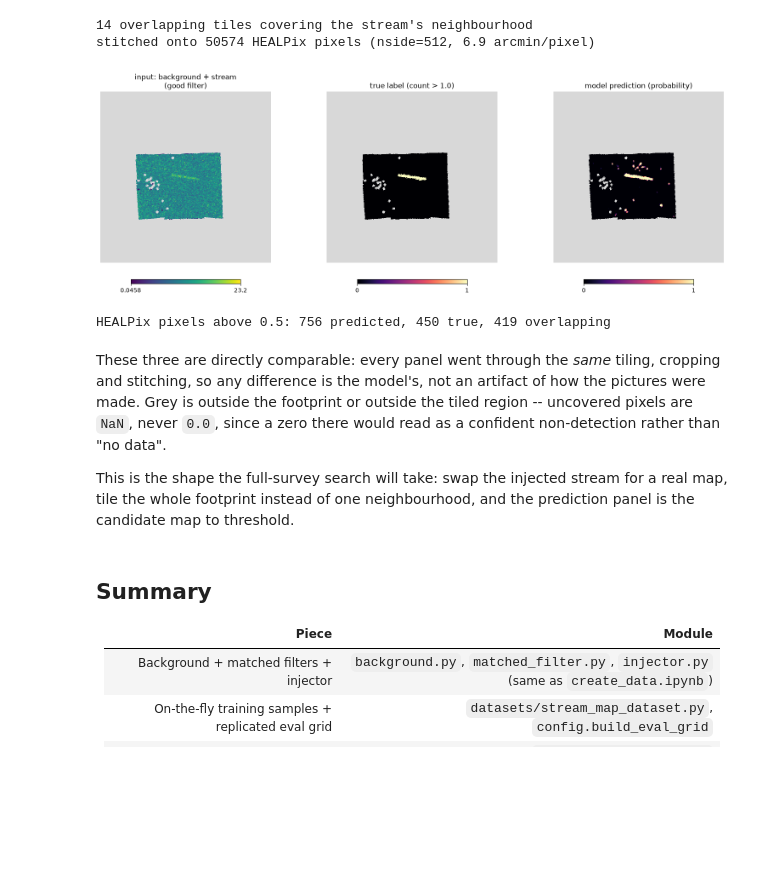
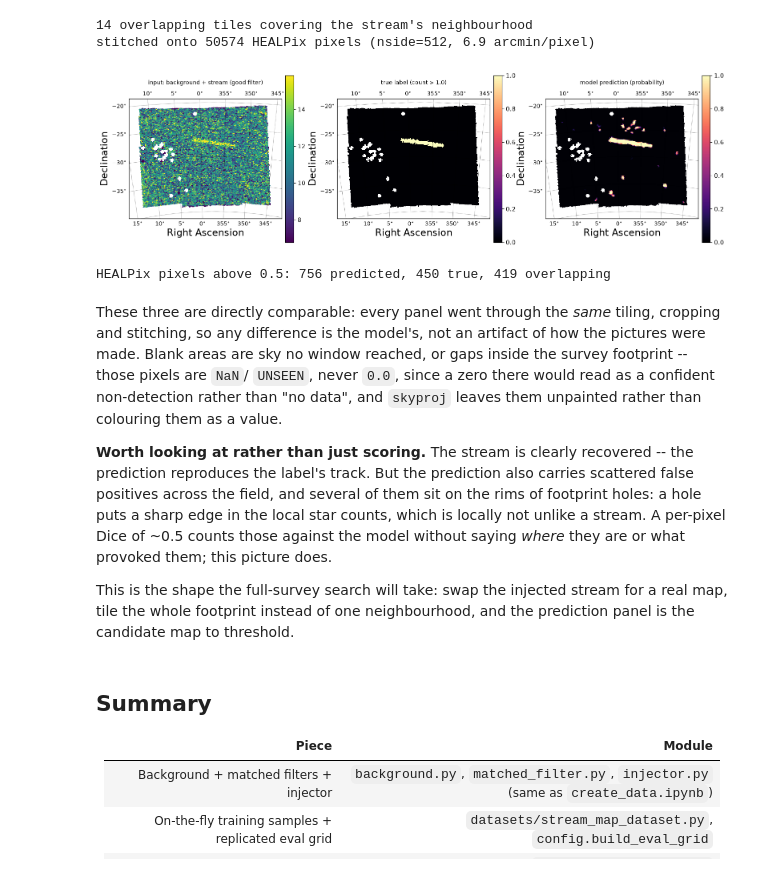
Before and after one commit to MatthieuPE/streamgoggles, a Jupyter notebook: notebooks/train_model.ipynb, the cells around one changed output. Saved outputs shown, nothing was run; the diff lists cells and outputs as text; code cells hidden in the pictures; blank space fills up the shorter version.

```diff
--- a/notebooks/train_model.ipynb
+++ b/notebooks/train_model.ipynb
@@ -975,32 +976,57 @@ print(f"stitched onto {covered.sum()} HEALPix pixels "
 stitched onto 50574 HEALPix pixels (nside=512, 6.9 arcmin/pixel)
 # %%
 centre_ra, centre_dec = hp.vec2ang(centre_vec, lonlat=True)
-gnom = dict(rot=(float(centre_ra[0]), float(centre_dec[0])),
-            xsize=420, reso=hp.nside2resol(nside, arcmin=True), notext=True)
 
-fig = plt.figure(figsize=(16, 5))
-for i, (image, title, kwargs) in enumerate([
-    (input_hp, "input: background + stream\n(good filter)", dict(cmap="viridis")),
-    (label_hp, f"true label (count > {count_threshold})", dict(cmap="magma", min=0, max=1)),
-    (pred_hp, "model prediction (probability)", dict(cmap="magma", min=0, max=1)),
-]):
-    shown = np.where(covered, image, np.nan)
-    hp.gnomview(shown, sub=(1, 3, i + 1), title=title, badcolor="0.85", **gnom, **kwargs)
+# skyproj rather than healpy's gnomview: `zoom=True` crops automatically to
+# the pixels that actually carry data, so the panels frame the footprint
+# without hand-tuned centres or sizes, and unseen pixels stay blank instead
+# of being painted as a value.
+fig, axes = plt.subplots(1, 3, figsize=(19, 5.4))
+for ax, (image, title, style) in zip(
+    axes,
+    [
+        (input_hp, "input: background + stream (good filter)", dict(cmap="viridis")),
+        (label_hp, f"true label (count > {count_threshold})",
+         dict(cmap="magma", vmin=0, vmax=1)),
+        (pred_hp, "model prediction (probability)",
+         dict(cmap="magma", vmin=0, vmax=1)),
+    ],
+):
+    # UNSEEN is skyproj's documented "no data" sentinel (NaN also works in
+    # 2.6.1, but the sentinel is the contract). This covers both kinds of
+    # gap at once: sky no window reached, and pixels outside the footprint.
+    shown = np.where(np.isfinite(image) & covered, image, hp.UNSEEN)
+    sp = skyproj.GnomonicSkyproj(
+        ax=ax, lon_0=float(centre_ra[0]), lat_0=float(centre_dec[0])
+    )
+    sp.draw_hpxmap(shown, zoom=True, **style)
+    sp.draw_colorbar(location="right", fraction=0.10, pad=0.02)
+    sp.ax.set_title(title, fontsize=10, pad=26)
 plt.show()
 
-detected = covered & (pred_hp > 0.5)
-truth = covered & (label_hp > 0.5)
-print(f"HEALPix pixels above 0.5: {int(detected.sum())} predicted, {int(truth.sum())} true, "
-      f"{int((detected & truth).sum())} overlapping")
+detected = covered & np.isfinite(pred_hp) & (pred_hp > 0.5)
+truth = covered & np.isfinite(label_hp) & (label_hp > 0.5)
+print(f"HEALPix pixels above 0.5: {int(detected.sum())} predicted, "
+      f"{int(truth.sum())} true, {int((detected & truth).sum())} overlapping")
 # %% [output]
-[figure, old version]
+[figure, new version]
 HEALPix pixels above 0.5: 756 predicted, 450 true, 419 overlapping
 # %% [markdown]
 These three are directly comparable: every panel went through the *same*
 tiling, cropping and stitching, so any difference is the model's, not an
-artifact of how the pictures were made. Grey is outside the footprint or
-outside the tiled region -- uncovered pixels are `NaN`, never `0.0`, since
-a zero there would read as a confident non-detection rather than "no data".
+artifact of how the pictures were made. Blank areas are sky no window
+reached, or gaps inside the survey footprint -- those pixels are `NaN`/
+`UNSEEN`, never `0.0`, since a zero there would read as a confident
+non-detection rather than "no data", and `skyproj` leaves them unpainted
+rather than colouring them as a value.
+
+**Worth looking at rather than just scoring.** The stream is clearly
+recovered -- the prediction reproduces the label's track. But the
+prediction also carries scattered false positives across the field, and
+several of them sit on the rims of footprint holes: a hole puts a sharp
+edge in the local star counts, which is locally not unlike a stream. A
+per-pixel Dice of ~0.5 counts those against the model without saying
+*where* they are or what provoked them; this picture does.
 
 This is the shape the full-survey search will take: swap the injected
 stream for a real map, tile the whole footprint instead of one
```
Also changed, not shown: parts of 1 cell of this notebook, 1 other file.
